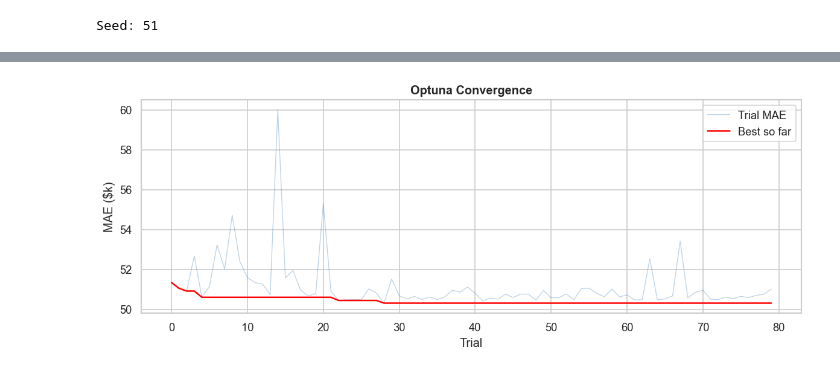
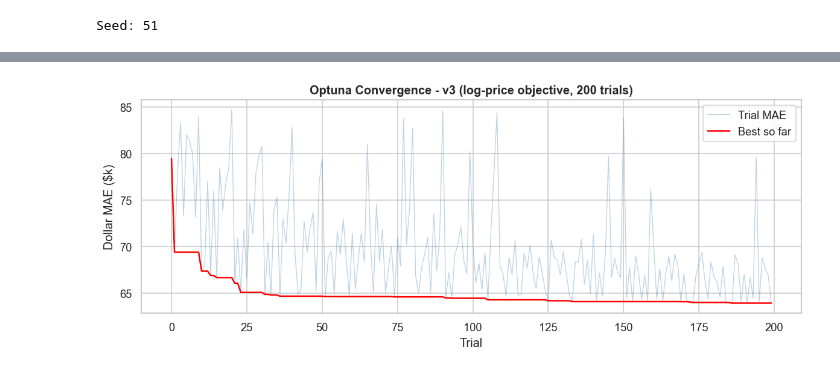
Before and after one commit to jakeberberian/philly-home-valuator, a Jupyter notebook: 02_modeling.ipynb, the cells around one changed output, grey strips where cells are left out. Saved outputs shown, nothing was run; the diff lists cells and outputs as text; code cells hidden in the pictures.

```diff
--- a/02_modeling.ipynb
+++ b/02_modeling.ipynb
@@ -331,54 +393,60 @@ Best: Stacking Ensemble  (R²=0.6827, MAE=$51,227)
 # %%
 # ---------------------------------------------------------------------------
-# Optuna hyperparameter tuning — LightGBM on filtered TRAIN set
+# Optuna hyperparameter tuning - LightGBM on filtered TRAIN set (v3)
+# v3 changes:
+#   - Objective trains on log(price), evaluates dollar MAE via exp() transform
+#   - Dollar MAE directly comparable to v2 baseline (~$48k)
 # ---------------------------------------------------------------------------
 
 
 def optuna_objective(trial):
     params = {
-        "n_estimators":      trial.suggest_int("n_estimators", 200, 1200),
-        "max_depth":         trial.suggest_int("max_depth", 3, 8),
-        "learning_rate":     trial.suggest_float("learning_rate", 0.005, 0.15, log=True),
-        "subsample":         trial.suggest_float("subsample", 0.6, 1.0),
-        "colsample_bytree":  trial.suggest_float("colsample_bytree", 0.5, 1.0),
-        "min_child_samples": trial.suggest_int("min_child_samples", 5, 100),
-        "reg_alpha":         trial.suggest_float("reg_alpha", 1e-4, 10.0, log=True),
-        "reg_lambda":        trial.suggest_float("reg_lambda", 1e-4, 10.0, log=True),
-        "random_state": SEED, "n_jobs": -1, "verbose": -1,
+        'n_estimators':      trial.suggest_int('n_estimators',      400,  2500),
+        'max_depth':         trial.suggest_int('max_depth',          3,    8),
+        'num_leaves':        trial.suggest_int('num_leaves',         15,   127),
+        'learning_rate':     trial.suggest_float('learning_rate',    0.003, 0.12, log=True),
+        'subsample':         trial.suggest_float('subsample',        0.6,  1.0),
+        'colsample_bytree':  trial.suggest_float('colsample_bytree', 0.5,  1.0),
+        'min_child_samples': trial.suggest_int('min_child_samples',  5,    80),
+        'reg_alpha':         trial.suggest_float('reg_alpha',        1e-4, 10.0, log=True),
+        'reg_lambda':        trial.suggest_float('reg_lambda',       1e-4, 10.0, log=True),
+        'min_split_gain':    trial.suggest_float('min_split_gain',   0.0,  5.0),
+        'random_state': SEED, 'n_jobs': -1, 'verbose': -1,
     }
-    model  = LGBMRegressor(**params)
-    scores = cross_val_score(
-        model, X_train_f, y_train_f, cv=kf,
-        scoring="neg_mean_absolute_error", n_jobs=-1,
+    model = LGBMRegressor(**params)
+    # Train on log(price), evaluate in dollar MAE for interpretability
+    log_preds = cross_val_predict(
+        model, X_train_f, y_train_f_log, cv=kf, n_jobs=-1,
     )
-    return -scores.mean()
+    dollar_mae = mean_absolute_error(np.exp(y_train_f_log), np.exp(log_preds))
+    return dollar_mae
 
 
 study = optuna.create_study(
-    direction="minimize",
+    direction='minimize',
     sampler=optuna.samplers.TPESampler(seed=SEED),
 )
-log.info("Running Optuna — 80 trials on filtered training set...")
-study.optimize(optuna_objective, n_trials=80, show_progress_bar=True)
+log.info('Running Optuna - 200 trials on filtered training set (v3 log-price)...')
+study.optimize(optuna_objective, n_trials=200, show_progress_bar=True)
 
-best_params = {**study.best_params, "random_state": SEED, "n_jobs": -1, "verbose": -1}
-print(f"\nBest CV MAE: ${study.best_value:,.0f}")
-print("\nTuned parameters:")
+best_params = {**study.best_params, 'random_state': SEED, 'n_jobs': -1, 'verbose': -1}
+print(f'Best CV dollar MAE (log-price model): ${study.best_value:,.0f}')
+print(f'  (v2 baseline: ~$48,000; improvement from log-price + expanded data expected)')
+print('\nTuned parameters:')
 for k, v in best_params.items():
-    print(f"  {k}: {v}")
+    print(f'  {k}: {v}')
 
-# Tuning convergence plot
 trials_df = study.trials_dataframe()
 fig, ax = plt.subplots(figsize=(10, 4))
-ax.plot(trials_df["number"], trials_df["value"] / 1000,
-        alpha=0.35, color="steelblue", lw=0.8, label="Trial MAE")
-ax.plot(trials_df["number"], trials_df["value"].cummin() / 1000,
-        color="red", lw=1.5, label="Best so far")
-ax.set_xlabel("Trial")
-ax.set_ylabel("MAE ($k)")
-ax.set_title("Optuna Convergence", fontweight="bold")
+ax.plot(trials_df['number'], trials_df['value'] / 1000,
+        alpha=0.35, color='steelblue', lw=0.8, label='Trial MAE')
+ax.plot(trials_df['number'], trials_df['value'].cummin() / 1000,
+        color='red', lw=1.5, label='Best so far')
+ax.set_xlabel('Trial')
+ax.set_ylabel('Dollar MAE ($k)')
+ax.set_title('Optuna Convergence - v3 (log-price objective, 200 trials)', fontweight='bold')
 ax.legend()
 plt.tight_layout()
-plt.savefig("plots/optuna_convergence.png", dpi=150, bbox_inches="tight")
+plt.savefig('plots/optuna_convergence_v3.png', dpi=150, bbox_inches='tight')
 plt.show()
 # %% [output]
@@ -397,4 +468,4 @@ Tuned parameters:
   random_state: 51
   n_jobs: -1
   verbose: -1
-[figure, old version]
+[figure, new version]
```
Also changed, not shown: parts of 9 cells of this notebook, 6 other files.
